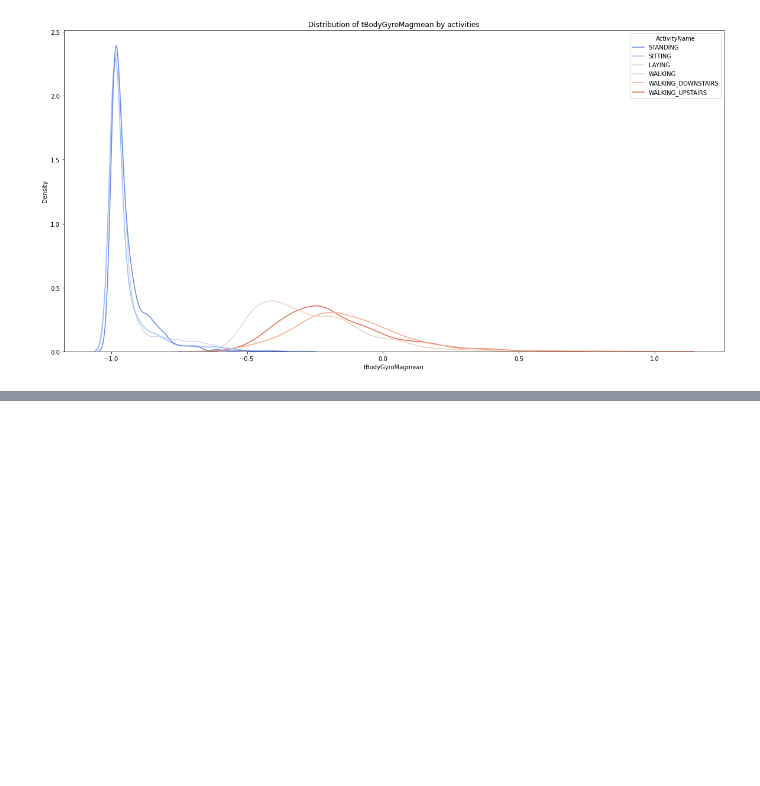
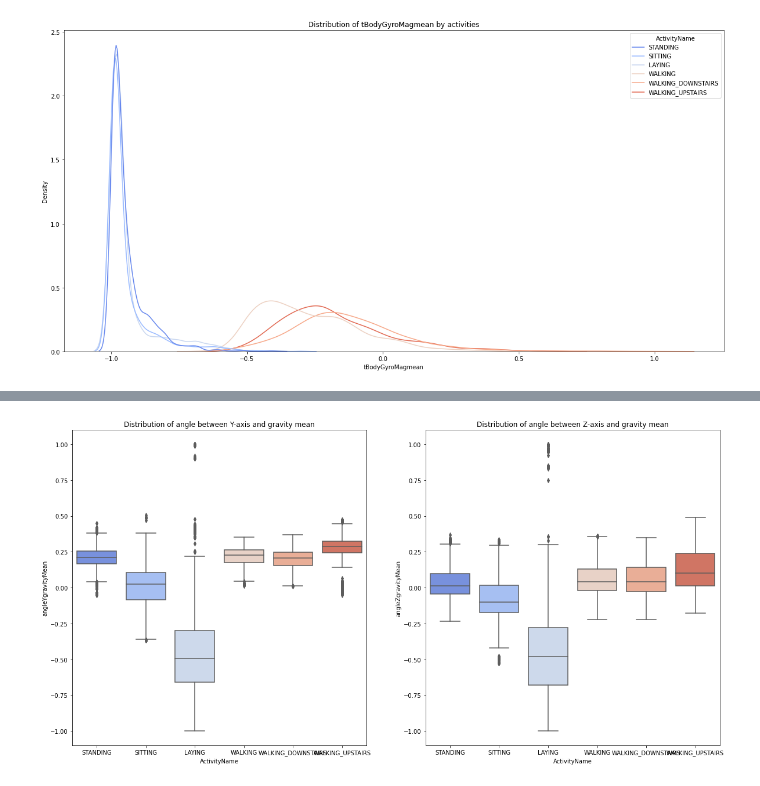
Before and after one commit to gekas145/WUM-2021-Projekty, a Jupyter notebook: Projekt2/eda.ipynb, the cells around one changed output, grey strips where cells are left out. Saved outputs shown, nothing was run; the diff lists cells and outputs as text; code cells hidden in the pictures; blank space fills up the shorter version.

```diff
--- a/Projekt2/eda.ipynb
+++ b/Projekt2/eda.ipynb
@@ -155,0 +179,11 @@ plt.show()
+# %%
+plt.rcParams["figure.figsize"] = [20,10]
+fig, axes = plt.subplots(1, 2)
+sns.boxplot(ax=axes[0], data=data, x="ActivityName", y="angleYgravityMean", palette="coolwarm")
+sns.boxplot(ax=axes[1], data=data, x="ActivityName", y="angleZgravityMean", palette="coolwarm")
+axes[0].set_title("Distribution of angle between Y-axis and gravity mean")
+axes[1].set_title("Distribution of angle between Z-axis and gravity mean")
+plt.show()
+# inne współrzędne tak dobrze już nie rozdzielają
+# %% [output]
+[figure, added]
```
Also changed, not shown: parts of 5 cells of this notebook.
